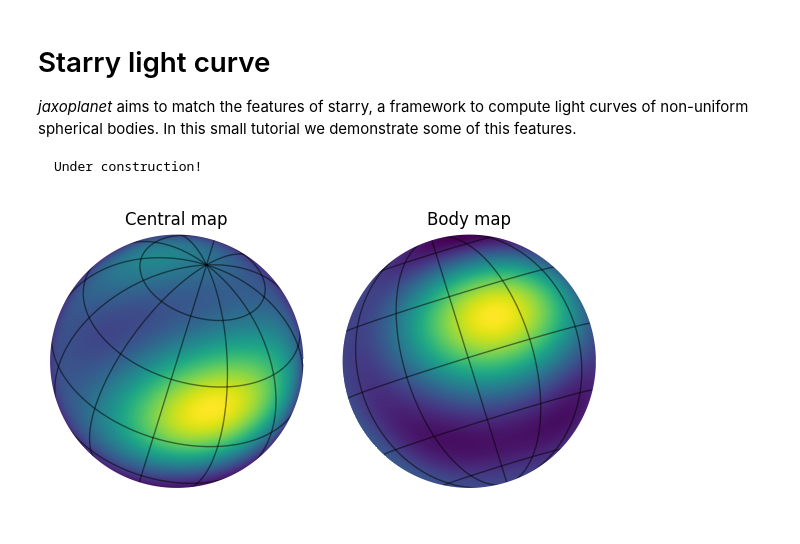
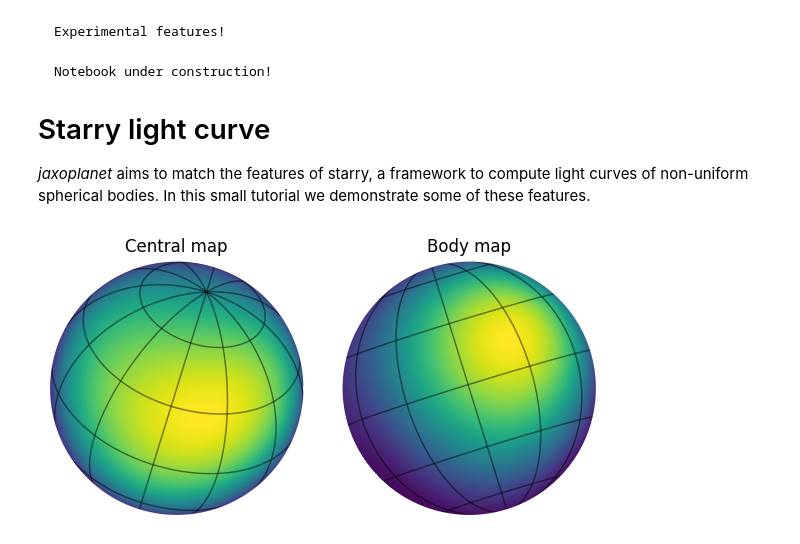
Before and after one commit to exoplanet-dev/jaxoplanet, a Jupyter notebook: docs/tutorials/starry.ipynb, the cells around one changed output. Cells and saved outputs as stored; diff of their text form; code cells hidden in the pictures.

````diff
--- a/docs/tutorials/starry.ipynb
+++ b/docs/tutorials/starry.ipynb
@@ -1,35 +1,39 @@
 # %% [markdown]
+```{warning}
+Experimental features!
+```
+
+```{warning}
+Notebook under construction!
+```
+
 # Starry light curve
 
-*jaxoplanet* aims to match the features of starry, a framework to compute light curves of non-uniform spherical bodies. In this small tutorial we demonstrate some of this features.
-
-```{warning}
-Under construction!
-```
+*jaxoplanet* aims to match the features of starry, a framework to compute light curves of non-uniform spherical bodies. In this small tutorial we demonstrate some of these features.
 # %%
 import numpy as np
 import matplotlib.pyplot as plt
 
 from jaxoplanet.experimental.starry.utils import show_map
 from jaxoplanet.experimental.starry.maps import Map
 from jaxoplanet.experimental.starry.ylm import Ylm
 
-y = Ylm.from_dense(np.hstack([1.0, np.random.rand(20) * 1e-1]))
+y = Ylm.from_dense(np.hstack([1.0, np.random.rand(10) * 1e-1]))
 map_1 = Map(y=y, inc=0.9, obl=-0.3, period=1.2, u=[0.5, 0.5])
 
-y = Ylm.from_dense(np.hstack([0.3, np.random.rand(20) * 1e-1]))
+y = Ylm.from_dense(np.hstack([0.3, np.random.rand(10) * 1e-1]))
 map_2 = Map(y=y, inc=1.6, obl=0.3, period=-0.8, u=[0.2, 0.5])
 
 plt.figure(figsize=(6, 3))
 plt.subplot(121)
 show_map(map_1)
 plt.title("Central map")
 plt.subplot(122)
 show_map(map_2)
 plt.title("Body map")
 _ = plt.tight_layout()
 # %% [output]
-[figure, old version]
+[figure, new version]
 # %%
 from jaxoplanet.orbits import keplerian
 from jaxoplanet.experimental.starry.light_curves import light_curve
````
Also changed, not shown: parts of 1 cell of this notebook, 1 other file.
